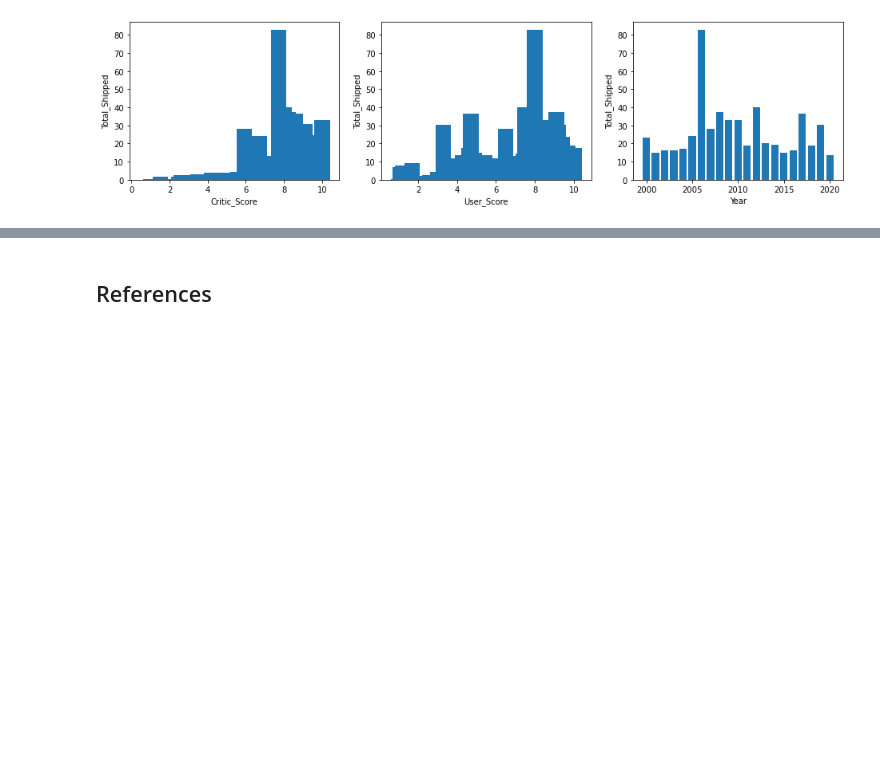
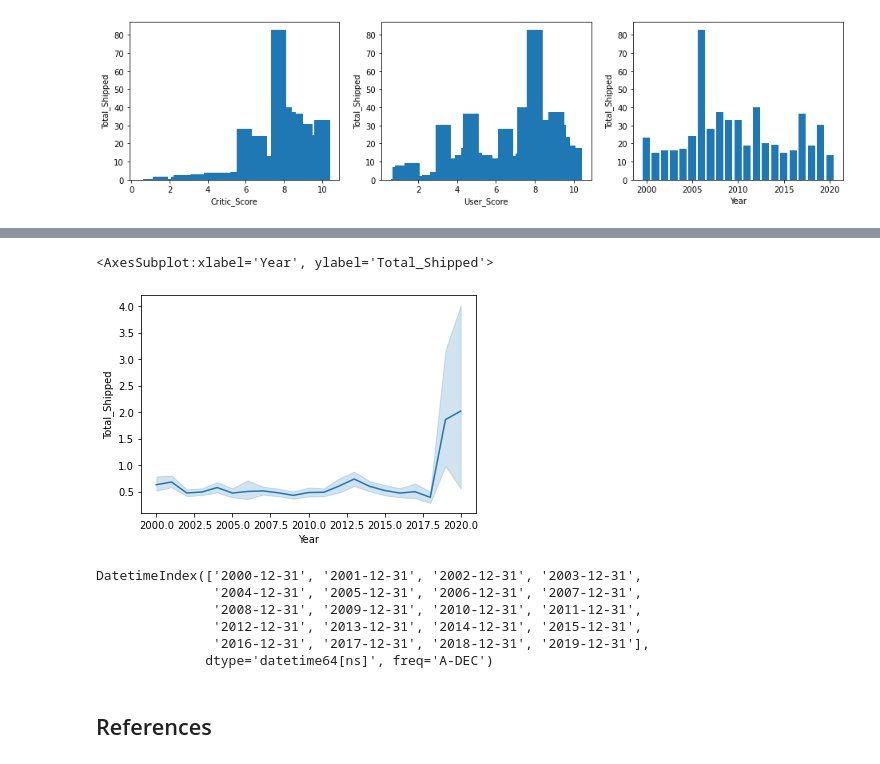
Before and after one commit to MegTully/Programming-For-DA-Project, a Jupyter notebook: Video game data.ipynb, the cells around one changed output, grey strips where cells are left out. Saved outputs shown, nothing was run; the diff lists cells and outputs as text; code cells hidden in the pictures; blank space fills up the shorter version.

Commit message:
researching syntesising data

```diff
--- a/Video game data.ipynb
+++ b/Video game data.ipynb
@@ -175,3 +195,19 @@ plt.show()
+# %%
+sns.lineplot(data=dataset,x='Year',y='Total_Shipped')
+# %% [output]
+<AxesSubplot:xlabel='Year', ylabel='Total_Shipped'>
+[figure, added]
+# %%
+#[6][7]
+idx= pd.date_range("2000", periods= 20, freq= "A")
+idx
+# %% [output]
+DatetimeIndex(['2000-12-31', '2001-12-31', '2002-12-31', '2003-12-31',
+               '2004-12-31', '2005-12-31', '2006-12-31', '2007-12-31',
+               '2008-12-31', '2009-12-31', '2010-12-31', '2011-12-31',
+               '2012-12-31', '2013-12-31', '2014-12-31', '2015-12-31',
+               '2016-12-31', '2017-12-31', '2018-12-31', '2019-12-31'],
+              dtype='datetime64[ns]', freq='A-DEC')
 # %% [markdown]
 ## References
 # %% [markdown]
```
Also changed, not shown: parts of 3 cells of this notebook.
